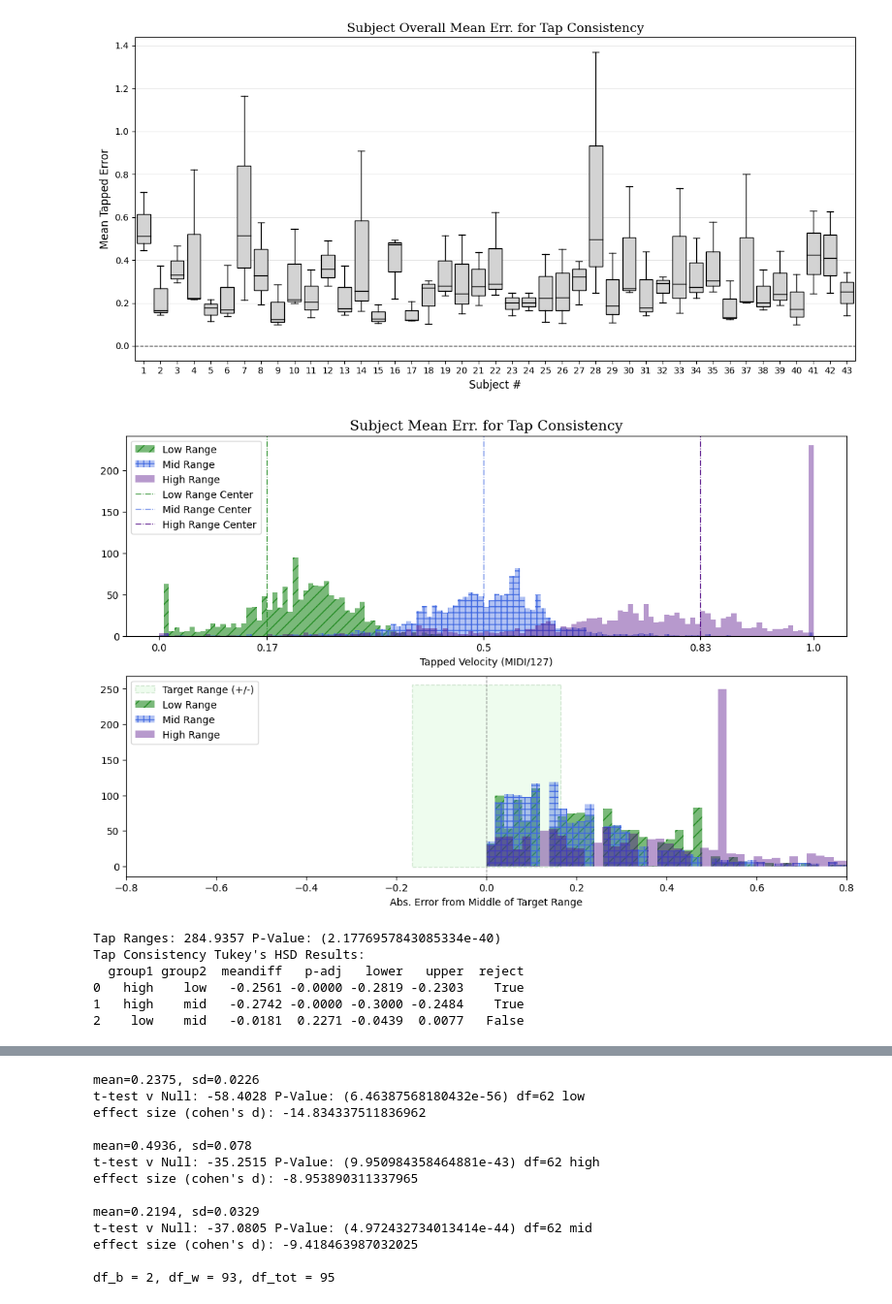
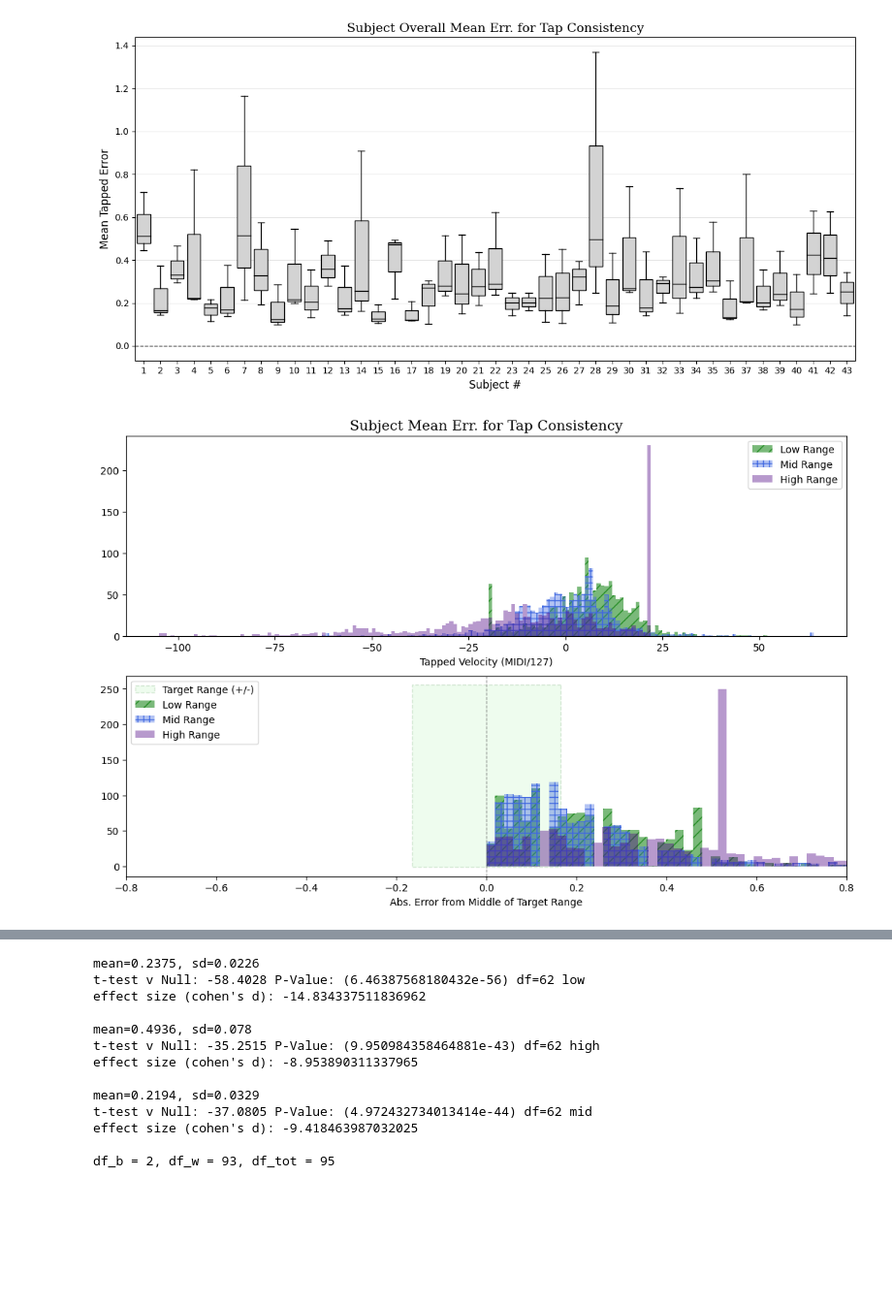
Before and after one commit to peter-clark/investigating-human-tapping-behavior-polyphonic-rhythms, a Jupyter notebook: 5-Tapping_Force-Consistency_and_Precision.ipynb, the cells around one changed output, grey strips where cells are left out. Shown at 97% size. Cells and saved outputs as stored; diff of their text form; code cells hidden in the pictures; blank space fills up the shorter version.

Commit message:
Graphs of distribution and other stats related.

```diff
--- a/5-Tapping_Force-Consistency_and_Precision.ipynb
+++ b/5-Tapping_Force-Consistency_and_Precision.ipynb
@@ -189,7 +189,7 @@ pos_high = subjidx + 0.33
 
 # target rectangle
 line = ax.axhline(y=0,color='black', alpha=0.6, linestyle='--', label='Middle of Target Range')
-p1 = (n_subjects+1,float(0.33/2))
+p1 = (n_subjects+1, 0.5) #0.5 as it is 50% of target range, and we are using absolute value.
 p2 = (0.0,0.0)
 rect = mpl.patches.Rectangle((p2[0], p1[1]), p1[0] - p2[0], p2[1] - p1[1], linewidth=1, edgecolor='darkgreen', facecolor='lightgreen', alpha=0.3, linestyle='--', label='Target Range (+/-)')
 ax.add_patch(rect)
@@ -203,10 +203,23 @@ for i in range(n_subjects):
 
 # abs. & normalize to target range. 42 is size of target range.
 _tap_by_test=tap_by_test.copy()
+_tap_by_test_norm = tap_by_test.copy()
+_tap_by_test_midi = tap_by_test.copy()
 for i in range(n_subjects):
     _tap_by_test[0][i] = np.abs((tap_by_test[0][i]-21) / 42)
     _tap_by_test[1][i] = np.abs((tap_by_test[1][i]-105) / 42)
     _tap_by_test[2][i] = np.abs((tap_by_test[2][i]-63) / 42)
+
+for i in range(n_subjects):
+    _tap_by_test_midi[0][i] = (tap_by_test[0][i]-21)
+    _tap_by_test_midi[1][i] = (tap_by_test[1][i]-105)
+    _tap_by_test_midi[2][i] = (tap_by_test[2][i]-63)
+print(_tap_by_test_midi[0][i])
+
+for i in range(n_subjects):
+    _tap_by_test_norm[0][i] = np.abs((tap_by_test[0][i]-21) / 127)
+    _tap_by_test_norm[1][i] = np.abs((tap_by_test[1][i]-105) / 127)
+    _tap_by_test_norm[2][i] = np.abs((tap_by_test[2][i]-63) / 127)
 
 
 mpl.rcParams['hatch.linewidth'] = 1
@@ -250,9 +266,10 @@ plt.show()
 # %%
 ## Plot distribution of taps and errors ##
 fig, ax = plt.subplots(2,1,figsize=(13,8))
-test_low = tap_by_test[0].flatten()
-test_high = tap_by_test[1].flatten()
-test_mid = tap_by_test[2].flatten()
+
+test_low = _tap_by_test_midi[0].flatten()
+test_high = _tap_by_test_midi[1].flatten()
+test_mid = _tap_by_test_midi[2].flatten()
 
 bin_width = 1
 num_bins = int(np.ceil((np.max(test_low)-np.min(test_low)) / bin_width))
@@ -274,13 +291,14 @@ ax[0].set_xlabel("Tapped Velocity (MIDI/127)", fontsize=10, fontfamily='sans-ser
 
 # axis label chicanery
 xtl= np.round(np.array([0, 21, 63, 105, 127], dtype=float)/127, 2)
+xtl= np.array([0, 21, 63, 105, 127], dtype=float)
 xt = [0, 21, 63, 105, 127]
 
-ax[0].set(xticks=xt, xticklabels=xtl)
+""" ax[0].set(xticks=xt, xticklabels=xtl)
 ax[0].axvline(x=21, alpha=0.9, linestyle='-.', linewidth=0.9, color=colors_dark[0], label='Low Range Center')
 ax[0].axvline(x=63, alpha=0.9, linestyle='-.', linewidth=0.9, color=colors_dark[1], label='Mid Range Center')
 ax[0].axvline(x=105, alpha=0.9, linestyle='-.', linewidth=0.9, color=colors_dark[2], label='High Range Center')
-
+ """
 #ax[0].legend([low, mid, high, rect, line, low_mean, mid_mean, high_mean ], ('Low Tap Range', 'Mid Tap Range', 'High Tap Range', 'Target Range (+/-)', 'Mean Low', 'Mean Mid', 'Mean High'))
 ax[0].legend()
 
@@ -291,52 +309,31 @@ ax[1].add_patch(rect)
 
 test_low = _tap_by_test[0].flatten()
 test_high = _tap_by_test[1].flatten()
 test_mid = _tap_by_test[2].flatten()
 
 bin_width=0.02
 num_bins = int(np.ceil((np.max(test_low)-np.min(test_low)) / bin_width))
 bin_edges_low = np.linspace(np.min(test_low), np.max(test_low), num_bins + 1)
 
 num_bins = int(np.ceil((np.max(test_mid)-np.min(test_mid)) / bin_width))
 bin_edges_mid = np.linspace(np.min(test_mid), np.max(test_mid), num_bins + 1)
 
 num_bins = int(np.ceil((np.max(test_high)-np.min(test_high)) / bin_width))
 bin_edges_high = np.linspace(np.min(test_high), np.max(test_high), num_bins + 1)
 
 mpl.rcParams['hatch.linewidth'] = 1
 mpl.rcParams['hatch.color'] = colors_dark[0]
 ax[1].hist(test_low, bins=bin_edges_low, alpha=0.6, color=colors_dark[0], hatch="//", label="Low Range")
 mpl.rcParams['hatch.color'] = colors_dark[1]
 ax[1].hist(test_mid, bins=bin_edges_high, alpha=0.4, color=colors_dark[1], hatch="++", label="Mid Range")
 ax[1].hist(test_high, bins=bin_edges_mid, alpha=0.4, color=colors_dark[2], label="High Range")
 
 ax[1].set_xlim(-0.8,0.8)
 ax[1].axvline(x=0.0, **dashed_line_style)
 ax[1].set_xlabel("Abs. Error from Middle of Target Range", fontsize=10, fontfamily='sans-serif')
 ax[1].legend()
 
 
 plt.show()
 # %% [output]
-[figure, old version]
+[figure, new version]
-# %%
-## Statistics for comparing 3 Tap Ranges ##
-anova = stats.f_oneway(np.mean(_tap_by_test[0][:], axis=0),np.mean(_tap_by_test[1][:], axis=0),np.mean(_tap_by_test[2][:], axis=0))
-print(f"Tap Ranges: {anova.statistic:.4f} P-Value: ({anova.pvalue})")
-
-
-tests_in_order = np.concatenate((_tap_by_test[0][:].ravel(), _tap_by_test[1][:].ravel(), _tap_by_test[2][:].ravel()), axis=0)
-labels = ["low"]*(32*43) + ["high"]*(32*43) + ["mid"]*(32*43)
-data = {'error':tests_in_order.ravel(), 'test_type':labels}
-data_df = pd.DataFrame(data)
-
-tukey = pairwise_tukeyhsd(data_df['error'], data_df['test_type'], alpha=0.05)
-tukey_df = pd.DataFrame(data=tukey._results_table.data[1:], columns=tukey._results_table.data[0])
-print(f"Tap Consistency Tukey's HSD Results: \n{tukey_df}\n")
-# %% [output]
-Tap Ranges: 284.9357 P-Value: (2.1776957843085334e-40)
-Tap Consistency Tukey's HSD Results:
-  group1 group2  meandiff   p-adj   lower   upper  reject
-0   high    low   -0.2561 -0.0000 -0.2819 -0.2303    True
-1   high    mid   -0.2742 -0.0000 -0.3000 -0.2484    True
-2    low    mid   -0.0181  0.2271 -0.0439  0.0077   False
```
Also changed, not shown: parts of 5 cells of this notebook.
